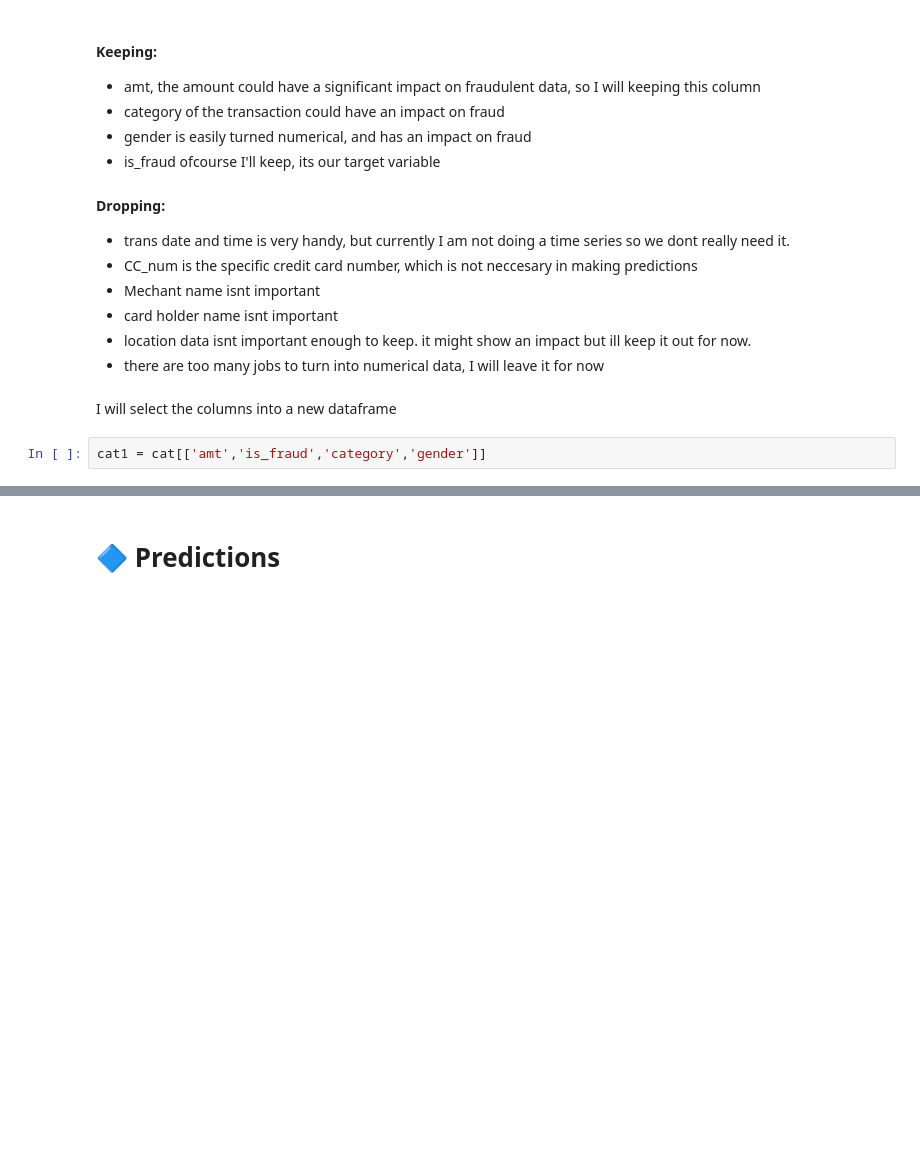
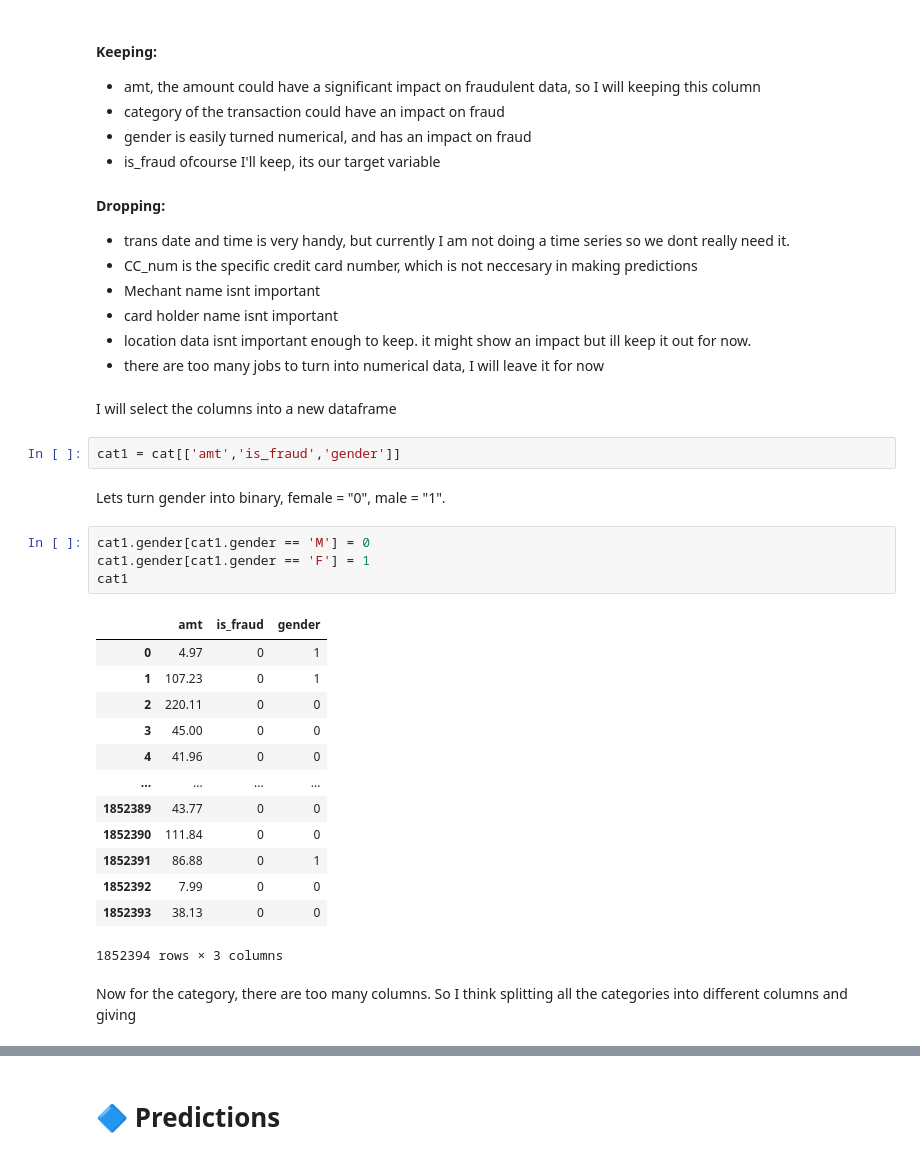
Before and after one commit to AviMegin/AI, a Jupyter notebook: Open program - Credit card fraud - Megin van Herk.ipynb, the cells around one changed output, grey strips where cells are left out. Cells and saved outputs as stored; diff of their text form; blank space fills up the shorter version.

```diff
--- a/Open program - Credit card fraude - Megin van Herk.ipynb
+++ b/Open program - Credit card fraud - Megin van Herk.ipynb
@@ -606,4 +627,26 @@ Index(['trans_date_trans_time', 'cc_num', 'merchant', 'category', 'amt',
 # %% [markdown]
 I will select the columns into a new dataframe
 # %%
-cat1 = cat[['amt','is_fraud','category','gender']]
+cat1 = cat[['amt','is_fraud','gender']]
+# %% [markdown]
+Lets turn gender into binary, female = "0", male = "1".
+# %%
+cat1.gender[cat1.gender == 'M'] = 0
+cat1.gender[cat1.gender == 'F'] = 1
+cat1
+# %% [output]
+|  | amt | is_fraud | gender |
+| 0 | 4.97 | 0 | 1 |
+| 1 | 107.23 | 0 | 1 |
+| 2 | 220.11 | 0 | 0 |
+| 3 | 45.00 | 0 | 0 |
+| 4 | 41.96 | 0 | 0 |
+| ... | ... | ... | ... |
+| 1852389 | 43.77 | 0 | 0 |
+| 1852390 | 111.84 | 0 | 0 |
+| 1852391 | 86.88 | 0 | 1 |
+| 1852392 | 7.99 | 0 | 0 |
+| 1852393 | 38.13 | 0 | 0 |
+1852394 rows × 3 columns
+# %% [markdown]
+Now for the category, there are too many columns. So I think splitting all the categories into different columns and giving
```
Also changed, not shown: parts of 10 cells of this notebook.
